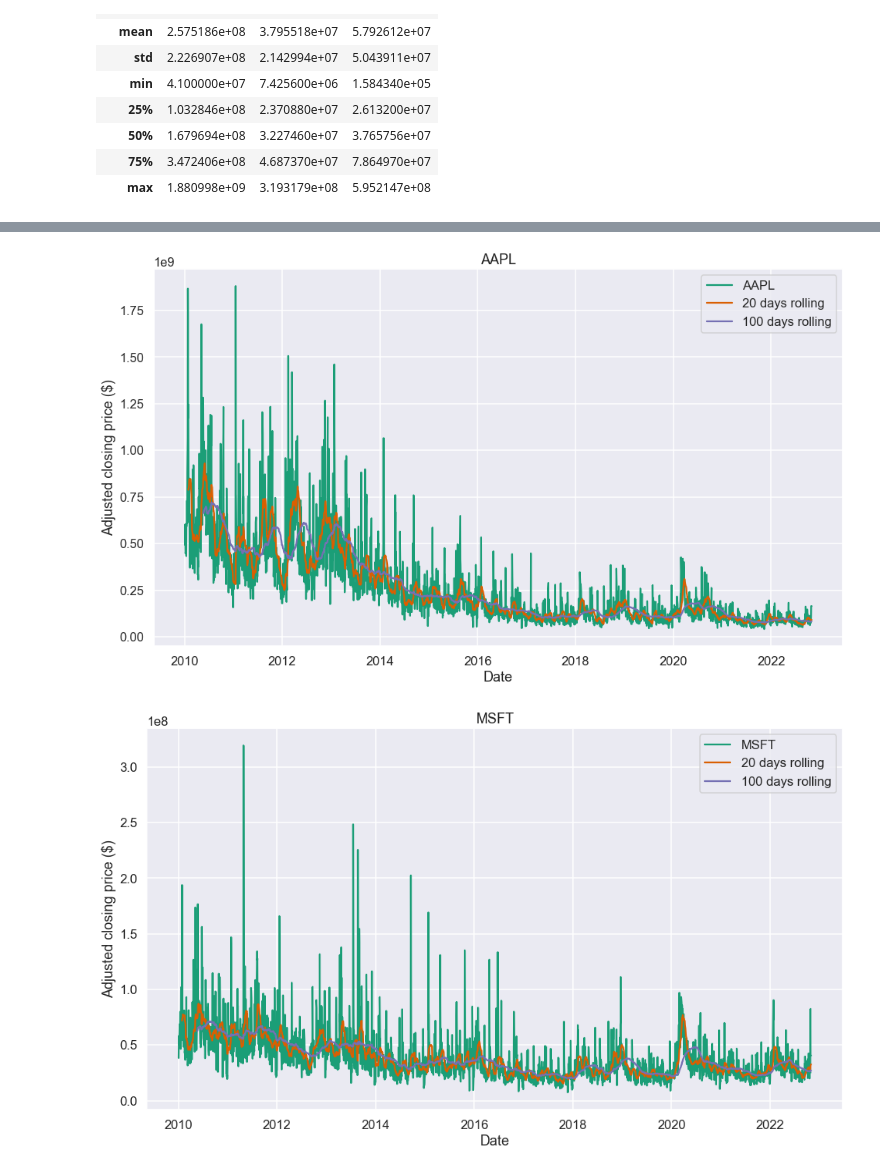
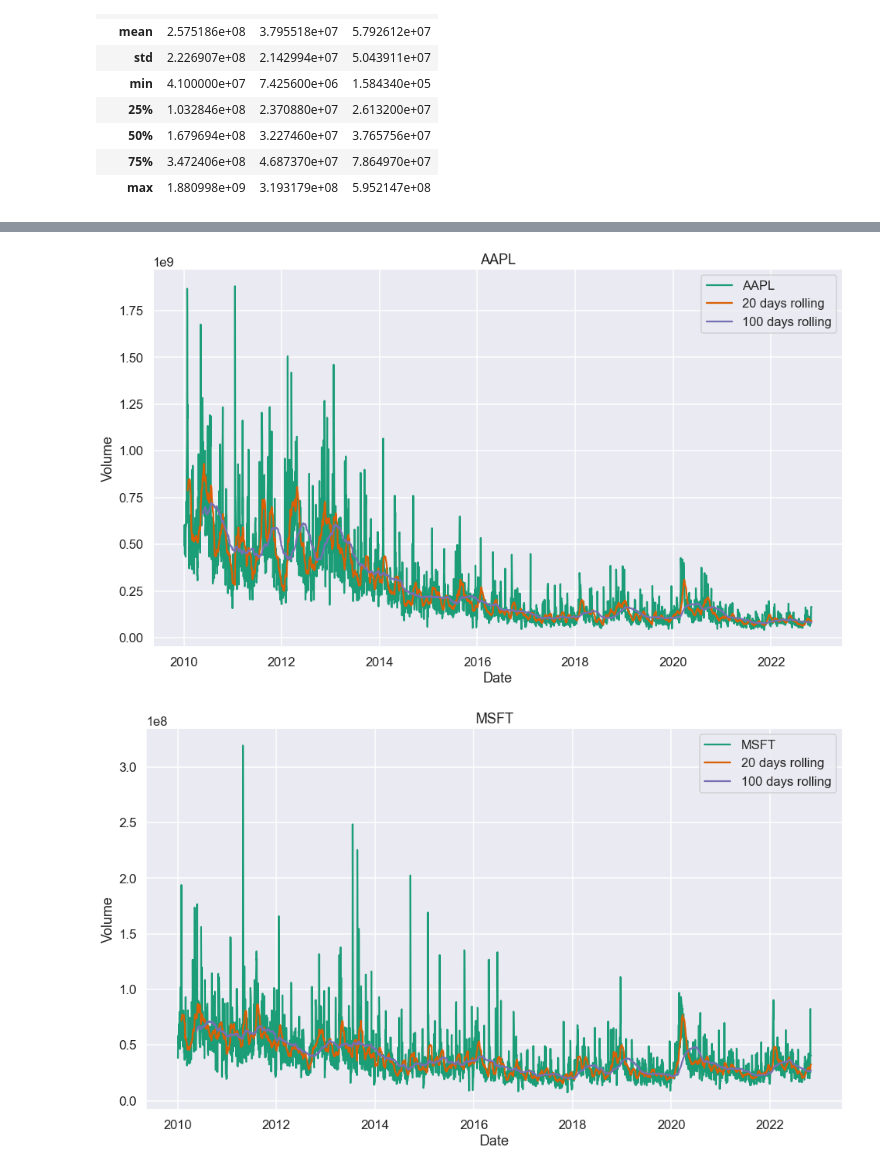
Before and after one commit to Jesus-Almansa/Final_Project_DA, a Jupyter notebook: project.ipynb, the cells around one changed output, grey strips where cells are left out. Saved outputs shown, nothing was run; the diff lists cells and outputs as text; code cells hidden in the pictures.

```diff
--- a/project.ipynb
+++ b/project.ipynb
@@ -132,7 +132,7 @@ for i in tickers:
 
     plt.title(i)
 
-    ax.plot(ticker.index, ticker, label='ticker')
+    ax.plot(ticker.index, ticker, label=i)
     ax.plot(short_rolling_ticker.index, short_rolling_ticker, label='20 days rolling')
     ax.plot(long_rolling_ticker.index, long_rolling_ticker, label='100 days rolling')
 
@@ -146,24 +146,24 @@ for i in tickers:
 # %%
 for i in tickers:
     # Get the ticker timeseries. This now returns a Pandas Series object indexed by date.
     ticker = volume.loc[:, i]
 
     # Calculate the 20 and 100 days moving averages of the closing prices
     short_rolling_ticker = ticker.rolling(window=20).mean()
     long_rolling_ticker = ticker.rolling(window=100).mean()
 
     # Plot everything by leveraging the very powerful matplotlib package
     fig, ax = plt.subplots(figsize=(16,9))
 
     plt.title(i)
 
     ax.plot(ticker.index, ticker, label=i)
     ax.plot(short_rolling_ticker.index, short_rolling_ticker, label='20 days rolling')
     ax.plot(long_rolling_ticker.index, long_rolling_ticker, label='100 days rolling')
 
     ax.set_xlabel('Date')
-    ax.set_ylabel('Adjusted closing price ($)')
+    ax.set_ylabel('Volume')
     ax.legend()
 # %% [output]
-[figure, old version]
+[figure, new version]
-[figure, old version]
+[figure, new version]
```
Also changed, not shown: parts of 3 cells of this notebook.
